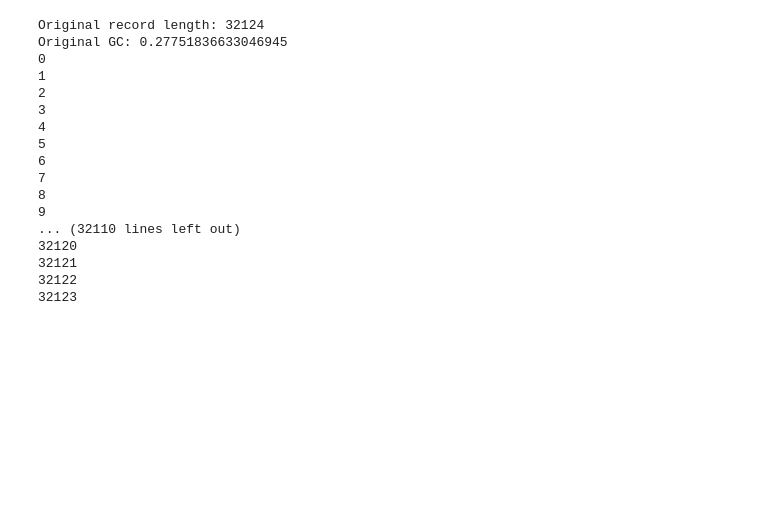
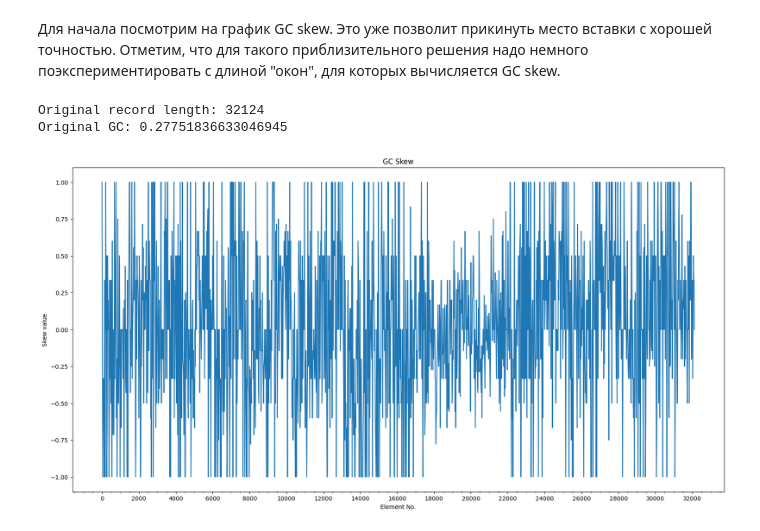
Before and after one commit to Nickitarius/fatsa_contest, a Jupyter notebook: case1.ipynb, the cells around one changed output. Cells and saved outputs as stored; diff of their text form; code cells hidden in the pictures; blank space fills up the shorter version.

```diff
--- a/case1.ipynb
+++ b/case1.ipynb
@@ -1,63 +7,63 @@
+# %% [markdown]
+Для начала посмотрим на график GC skew. Это уже позволит прикинуть место вставки с хорошей точностью. Отметим, что для такого приблизительного решения надо немного поэкспериментировать с длиной "окон", для которых вычисляется GC skew.
 # %%
-import Bio.Seq
 import Bio.SeqUtils as SU
 from Bio.Seq import Seq
 from Bio.SeqUtils import GC
-
 from Bio import SeqIO
 
-record_orig = ""
+import matplotlib.pyplot as plt
+from matplotlib.ticker import MultipleLocator
+# import seaborn as sns
+
+seq_orig = ""
 
 with open("01.fasta") as handle:
     for record in SeqIO.parse(handle, "fasta"):
-        record_orig = record
+        seq_orig = record
 
-gc_orig = SU.gc_fraction(record_orig)
-print(f'Original record length: {record_orig.__len__()}')
+gc_orig = SU.gc_fraction(seq_orig)
+print(f'Original record length: {seq_orig.__len__()}')
 
 print(f'Original GC: {gc_orig}')
 
 current_sub = ""
-current_max_insertion = ""  # ""
+current_max_insertion = ""
 border_left = 0
 border_right = 0
 
-min_size = 1000
-step_size = 1000
-prev_dif = 0
+window_size = 20
 
-prev_cu = 0
+skew = SU.GC_skew(seq_orig, window_size)
 
-for i in range(0, len(record_orig), 1):
-    print(i)
-    for j in range(i + min_size, len(record_orig)+1, step_size):
-        current_sub = record_orig[i:j]
-        # cur_dif = abs(gc_orig - SU.gc_fraction(current_sub))
-        # prev_dif = abs(gc_orig - SU.gc_fraction(current_max_insertion))
-        wo_cur = record_orig[:i] + record_orig[j:]
-        cur_dif = abs(0.5 - SU.gc_fraction(current_sub))
+fig, ax = plt.subplots(figsize=(20, 10))
+ax.set_title("GC Skew")
+ax.plot(range(0, len(seq_orig), window_size), skew)
+ax.set_xlabel("Element No.")
+ax.set_ylabel("Skew value")
+ax.xaxis.set_minor_locator(MultipleLocator(500))
+ax.xaxis.set_major_locator(MultipleLocator(2000))
+plt.show()
 
-        # prev_dif = abs(gc_orig - SU.gc_fraction(current_max_insertion))
-        if (cur_dif > prev_dif):
-            current_max_insertion = current_sub
-            border_left = i
-            border_right = j
-            prev_dif = cur_dif
+
+# for i in range(0, len(record_orig), 1):
+#     print(i)
+#     for j in range(i + min_size, len(record_orig)+1, step_size):
+#         current_sub = record_orig[i:j]
+#         # cur_dif = abs(gc_orig - SU.gc_fraction(current_sub))
+#         # prev_dif = abs(gc_orig - SU.gc_fraction(current_max_insertion))
+
+#         # wo_cur = record_orig[:i] + record_orig[j:]
+#         # cur_dif = abs(gc_orig - SU.gc_fraction(current_sub))
+#         SU.GC_skew()
+
+#         # prev_dif = abs(gc_orig - SU.gc_fraction(current_max_insertion))
+#         if (cur_dif > prev_dif):
+#             current_max_insertion = current_sub
+#             border_left = i
+#             border_right = j
+#             prev_dif = cur_dif
 # %% [output]
 Original record length: 32124
 Original GC: 0.27751836633046945
-0
-1
-2
-3
-4
-5
-6
-7
-8
-9
-... (32110 lines left out)
-32120
-32121
-32122
-32123
+[figure, added]
```
Also changed, not shown: parts of 7 cells of this notebook.
